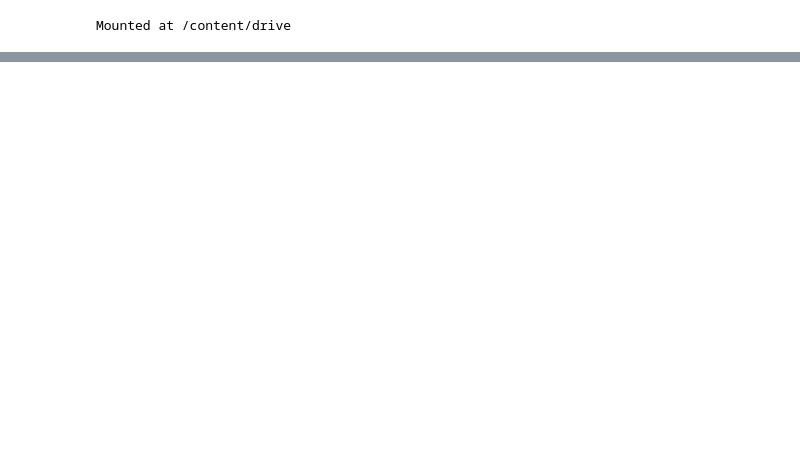
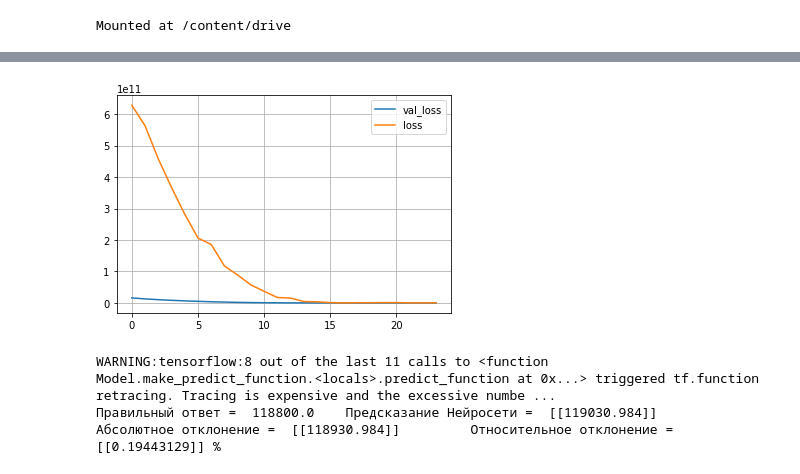
Before and after one commit to Stanislov/leadersofdigital2020, a Jupyter notebook: Index.ipynb, the cells around one changed output, grey strips where cells are left out. Drawn from its saved outputs; the diff is of its cells as text; code cells hidden in the pictures; blank space fills up the shorter version.

```diff
--- a/Index.ipynb
+++ b/Index.ipynb
@@ -78,0 +157,11 @@ plot_model(model, dpi=60, show_shapes=True, show_layer_names=True)
+# %%
+modelRUB.compile(optimizer=Adam(learning_rate=0.00001), loss='mse')
+
+# коллбэки
+early_stopping = EarlyStopping(monitor = 'val_loss', patience = 8, verbose = 0, restore_best_weights = True)
+reduce_lr = ReduceLROnPlateau(monitor='val_loss', factor=0.5, patience=2, min_lr=1e-07, verbose = 1)
+
+# fit model
+history = modelRUB.fit(x_train, y_rub, epochs=2000, verbose=0,
+                    validation_split = 0.2,
+                    callbacks = [early_stopping, reduce_lr])
@@ -78,0 +176,20 @@ plot_model(model, dpi=60, show_shapes=True, show_layer_names=True)
+# %%
+#Выводим график точности распознавания на обучающей и проверочной выборках
+plt.plot(history.history['val_loss'], label='val_loss')
+plt.plot(history.history['loss'], label='loss')
+plt.legend()
+plt.grid()
+plt.show()
+# %% [output]
+[figure, added]
+# %%
+predRUB = modelRUB.predict(x_test)
+predRUB
+corrAnswer = y_rub[100]
+print('Правильный ответ = ', corrAnswer, '\tПредсказание Нейросети = ', predRUB,
+      '\nАбсолютное отклонение = ', predRUB - 100,
+      '\tОтносительное отклонение = ', ((abs(predRUB)-abs(corrAnswer))/corrAnswer*100), '%')
+# %% [output]
+WARNING:tensorflow:8 out of the last 11 calls to <function Model.make_predict_function.<locals>.predict_function at 0x...> triggered tf.function retracing. Tracing is expensive and the excessive numbe ...
+Правильный ответ =  118800.0    Предсказание Нейросети =  [[119030.984]]
+Абсолютное отклонение =  [[118930.984]]         Относительное отклонение =  [[0.19443129]] %
```
Also changed, not shown: parts of 36 cells of this notebook.
